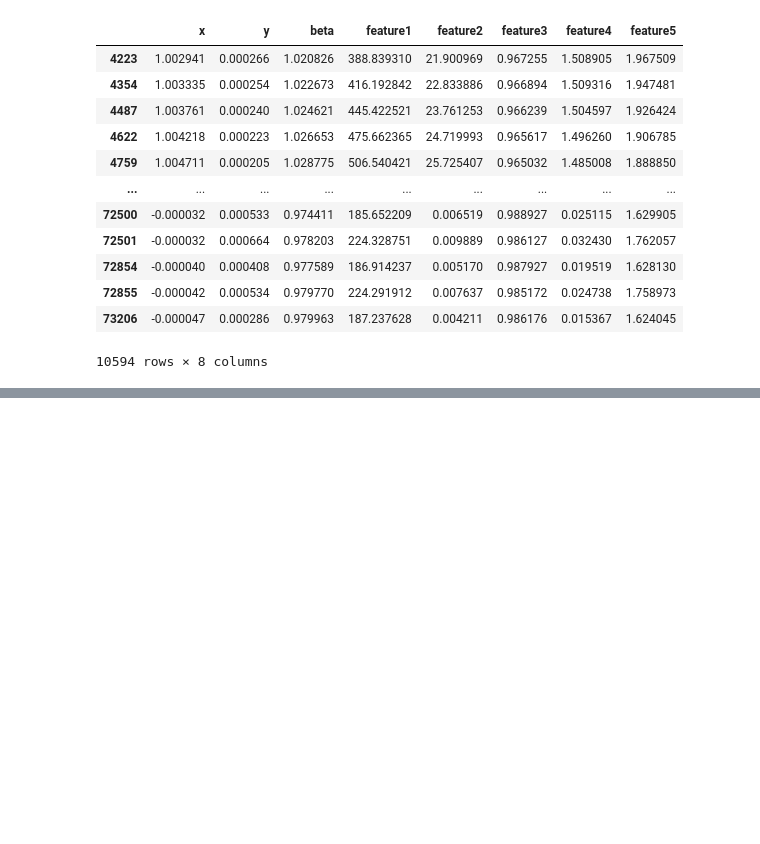
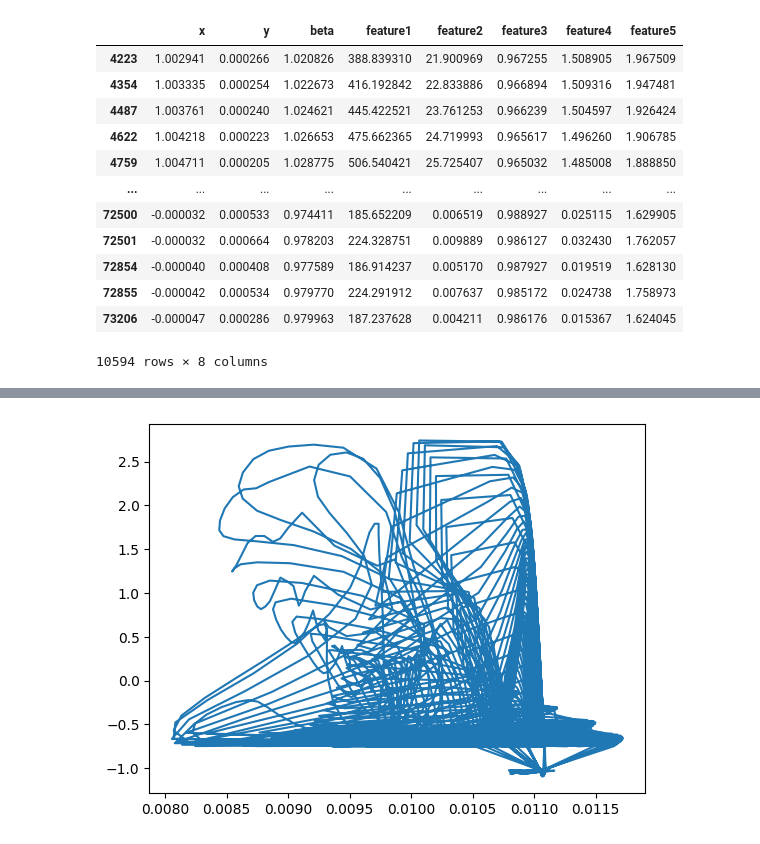
Before and after one commit to sudeepmenon17/PytorchforNN, a Jupyter notebook: NN_airfoil_S809_combined_data.ipynb, the cells around one changed output, grey strips where cells are left out. Drawn from its saved outputs; the diff is of its cells as text; code cells hidden in the pictures; blank space fills up the shorter version.

```diff
--- a/NN_airfoil_S809_combined_data.ipynb
+++ b/NN_airfoil_S809_combined_data.ipynb
@@ -102,15 +188,16 @@ optimizer = torch.optim.Adam(model.parameters(),lr = 0.001)
 from sklearn import metrics
 
 from sklearn.model_selection import KFold
-kFold=KFold(n_splits=3,shuffle=False)
+kFold=KFold(n_splits=5,shuffle=False)
 
 # Initialize a list to store the evaluation scores
 scores = []
 training_cost = []
 testing_cost =[]
 iterations = 100
-
-
+train_fold = [[] for i in range(5)]
+test_fold = [[] for i in range(5)]
+c = 0
 for train_index,test_index in kFold.split(X):
   print("Train Index: ", train_index, "\n")
   print("Test Index: ", test_index)
@@ -136,7 +223,7 @@ for train_index,test_index in kFold.split(X):
     loss = criterion(y_pred,y_train)
 
     # Keep track of the losses
-    losses.append(loss.detach().numpy())
+    losses.append(loss  )
 
     # print every 10 epoch
     if i % 10 == 0:
@@ -146,14 +233,20 @@ for train_index,test_index in kFold.split(X):
     optimizer.zero_grad()
     loss.backward()
     optimizer.step()
-
+  train_fold[c].append(y_pred.detach().numpy())
+  train_fold[c].append(y_train.detach().numpy())
   training_cost.append(losses)
 
   # Evaluate Model
   with torch.no_grad():
     y_eval = model.forward(X_test)
     test_loss = criterion(y_eval,y_test)
+  test_fold[c].append(y_eval.detach().numpy())
+  test_fold[c].append(y_test.detach().numpy())
+
   testing_cost.append(test_loss)
   scores.append(metrics.mean_squared_error(y_eval,y_test))
   print('MSEloss: {}'.format(testing_cost))
   print('MSE error: {}'.format(scores))
+
+  c = c+1
@@ -159,0 +364,6 @@ for train_index,test_index in kFold.split(X):
+# %%
+plt.plot(test_fold[4][0],test_fold[4][1])
+plt.show()
+# len(test_fold[3][0]), len(test_fold[3][1])
+# %% [output]
+[figure, added]
```
Also changed, not shown: parts of 3 cells of this notebook.
